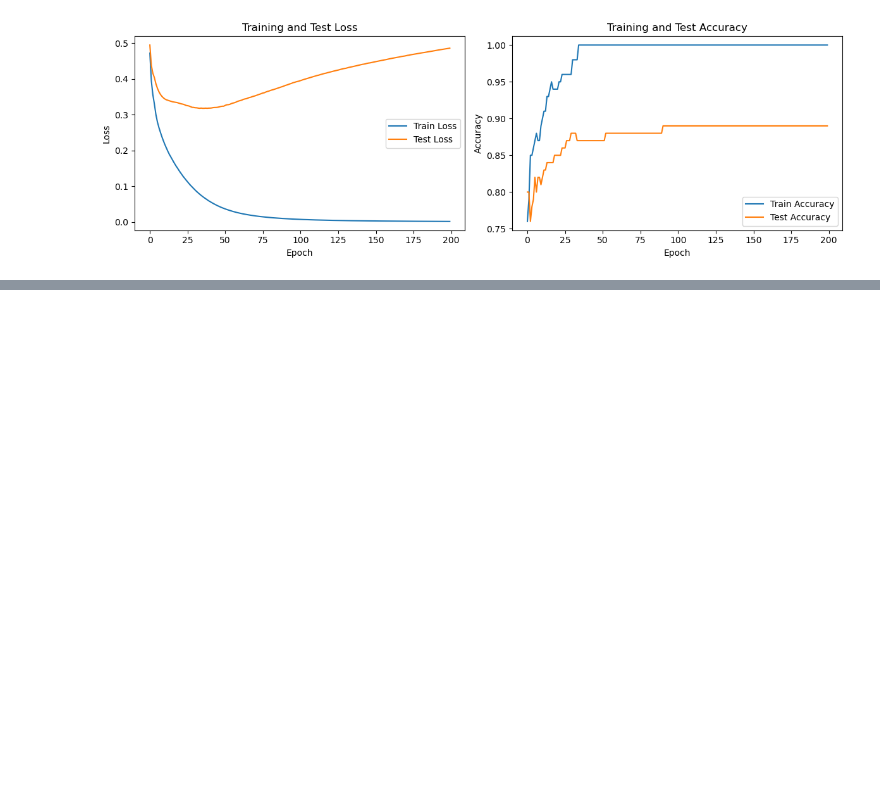
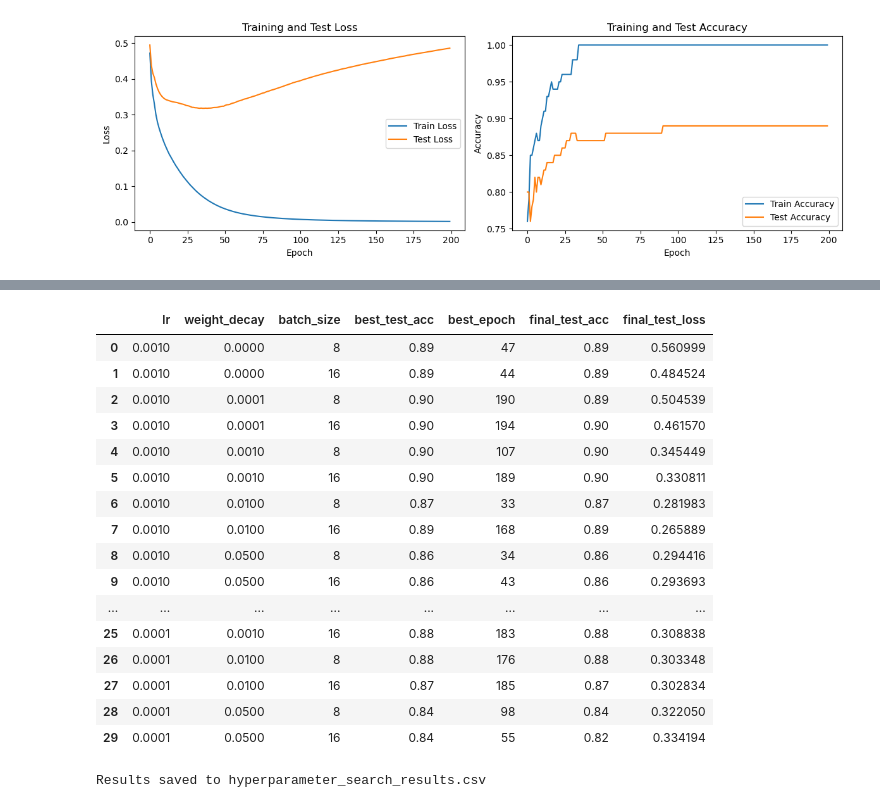
Before and after one commit to nasoskar/ProgrAndMaths, a Jupyter notebook: task2/ecg_project.ipynb, the cells around one changed output, grey strips where cells are left out. Cells and saved outputs as stored; diff of their text form; code cells hidden in the pictures; blank space fills up the shorter version.

Commit message:
hyperparameter search and results

```diff
--- a/task2/ecg_project.ipynb
+++ b/task2/ecg_project.ipynb
@@ -259,0 +330,28 @@ plot_loss_and_accuracy(train_loss, test_loss, train_acc, test_acc)
+# %%
+import pandas as pd
+
+results_df = pd.DataFrame(all_results)
+results_df
+# %% [output]
+|  | lr | weight_decay | batch_size | best_test_acc | best_epoch | final_test_acc | final_test_loss |
+| 0 | 0.0010 | 0.0000 | 8 | 0.89 | 47 | 0.89 | 0.560999 |
+| 1 | 0.0010 | 0.0000 | 16 | 0.89 | 44 | 0.89 | 0.484524 |
+| 2 | 0.0010 | 0.0001 | 8 | 0.90 | 190 | 0.89 | 0.504539 |
+| 3 | 0.0010 | 0.0001 | 16 | 0.90 | 194 | 0.90 | 0.461570 |
+| 4 | 0.0010 | 0.0010 | 8 | 0.90 | 107 | 0.90 | 0.345449 |
+| 5 | 0.0010 | 0.0010 | 16 | 0.90 | 189 | 0.90 | 0.330811 |
+| 6 | 0.0010 | 0.0100 | 8 | 0.87 | 33 | 0.87 | 0.281983 |
+| 7 | 0.0010 | 0.0100 | 16 | 0.89 | 168 | 0.89 | 0.265889 |
+| 8 | 0.0010 | 0.0500 | 8 | 0.86 | 34 | 0.86 | 0.294416 |
+| 9 | 0.0010 | 0.0500 | 16 | 0.86 | 43 | 0.86 | 0.293693 |
+| ... | ... | ... | ... | ... | ... | ... | ... |
+| 25 | 0.0001 | 0.0010 | 16 | 0.88 | 183 | 0.88 | 0.308838 |
+| 26 | 0.0001 | 0.0100 | 8 | 0.88 | 176 | 0.88 | 0.303348 |
+| 27 | 0.0001 | 0.0100 | 16 | 0.87 | 185 | 0.87 | 0.302834 |
+| 28 | 0.0001 | 0.0500 | 8 | 0.84 | 98 | 0.84 | 0.322050 |
+| 29 | 0.0001 | 0.0500 | 16 | 0.84 | 55 | 0.82 | 0.334194 |
+# %%
+results_df.to_csv("hyperparameter_search_results.csv", index=False)
+print("Results saved to hyperparameter_search_results.csv")
+# %% [output]
+Results saved to hyperparameter_search_results.csv
```
Also changed, not shown: parts of 1 cell of this notebook, 1 other file.
